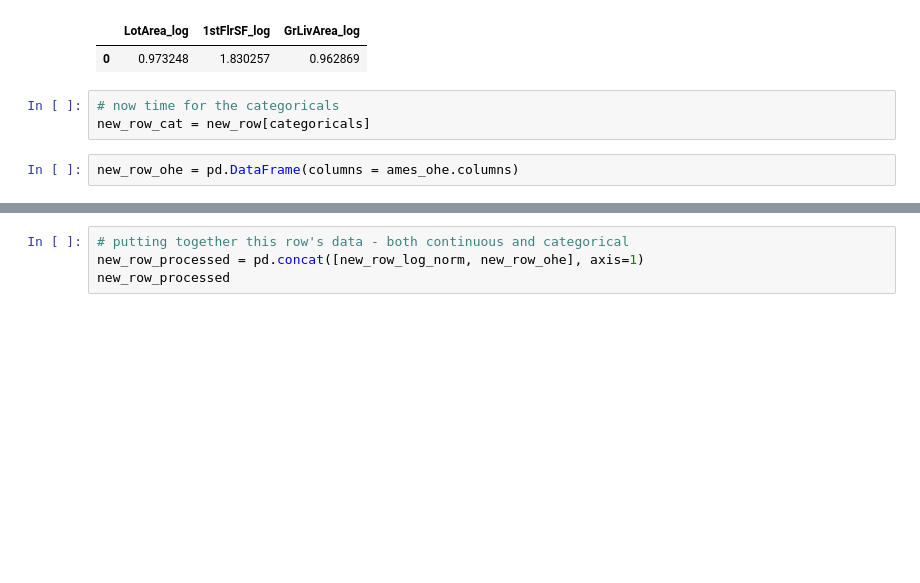
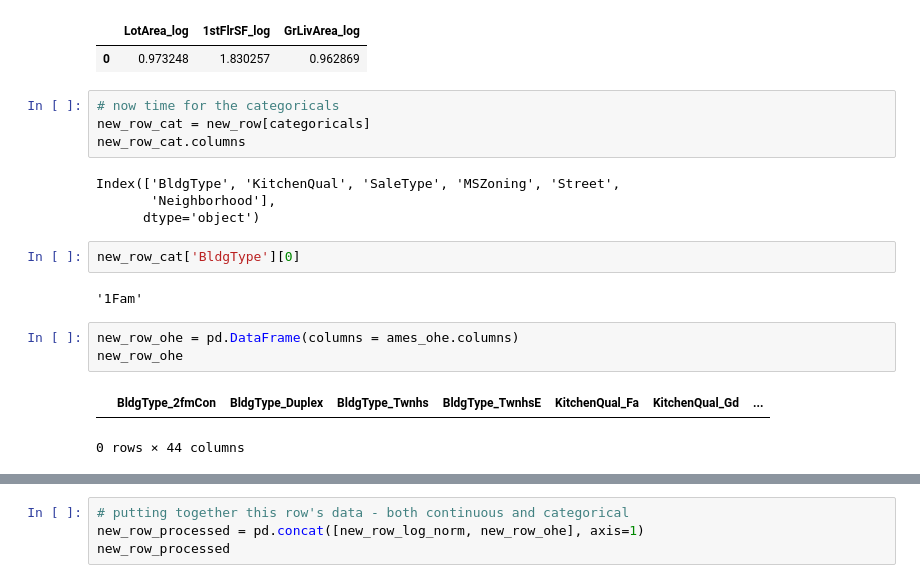
Before and after one commit to jingyunw/p2-t19-07L-dsc-multiple-linear-regression-statsmodels-lab, a Jupyter notebook: index.ipynb, the cells around one changed output, grey strips where cells are left out. Drawn from its saved outputs; the diff is of its cells as text; blank space fills up the shorter version.

```diff
--- a/index.ipynb
+++ b/index.ipynb
@@ -241,8 +249,21 @@ new_row_log_norm
 # %%
 # now time for the categoricals
 new_row_cat = new_row[categoricals]
+new_row_cat.columns
+# %% [output]
+Index(['BldgType', 'KitchenQual', 'SaleType', 'MSZoning', 'Street',
+       'Neighborhood'],
+      dtype='object')
+# %%
+new_row_cat['BldgType'][0]
+# %% [output]
+'1Fam'
 # %%
 new_row_ohe = pd.DataFrame(columns = ames_ohe.columns)
+new_row_ohe
+# %% [output]
+|  | BldgType_2fmCon | BldgType_Duplex | BldgType_Twnhs | BldgType_TwnhsE | KitchenQual_Fa | KitchenQual_Gd | ... |
+0 rows × 44 columns
 # %%
 # using complicated for loops to ohe the new row
 ohe_dict = {}
```
Also changed, not shown: parts of 5 cells of this notebook.
